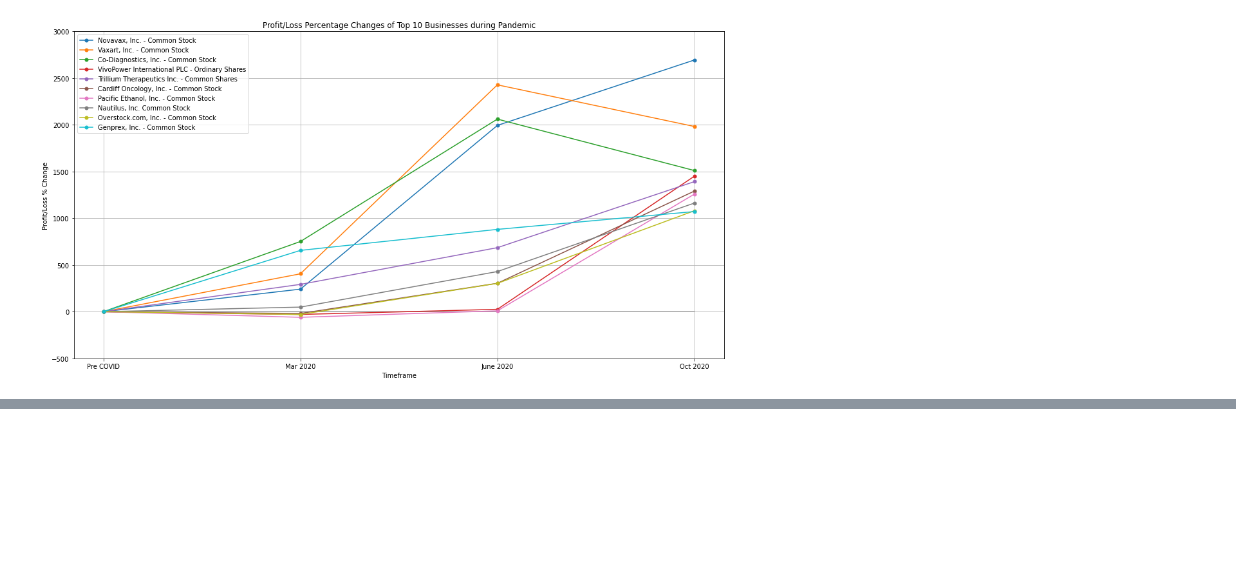
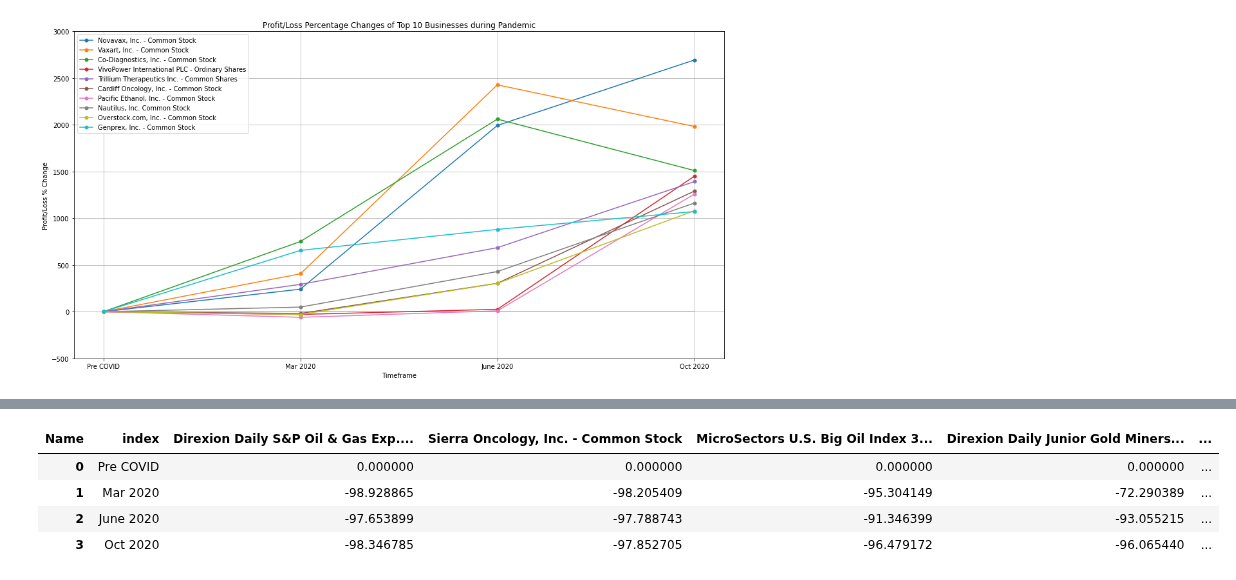
Before and after one commit to ushaakumaar/COVID19_Impacts_On_Business_And_Workforce_Trends, a Jupyter notebook: business-profit-loss.ipynb, the cells around one changed output, grey strips where cells are left out. Drawn from its saved outputs; the diff is of its cells as text; code cells hidden in the pictures; blank space fills up the shorter version.

```diff
--- a/business-profit-loss.ipynb
+++ b/business-profit-loss.ipynb
@@ -357,0 +414,13 @@ plt.show()
+# %%
+# Creating the required dataframe for genterating bottom 10 line plot:
+del bottom_10_df["Symbol"]
+bottom_10_df = bottom_10_df.set_index("Name")
+bottom_10_df = bottom_10_df.transpose()
+bottom_10_df = bottom_10_df.reset_index()
+bottom_10_df
+# %% [output]
+| Name | index | Direxion Daily S&P Oil & Gas Exp.... | Sierra Oncology, Inc. - Common Stock | MicroSectors U.S. Big Oil Index 3... | Direxion Daily Junior Gold Miners... | ... |
+| 0 | Pre COVID | 0.000000 | 0.000000 | 0.000000 | 0.000000 | ... |
+| 1 | Mar 2020 | -98.928865 | -98.205409 | -95.304149 | -72.290389 | ... |
+| 2 | June 2020 | -97.653899 | -97.788743 | -91.346399 | -93.055215 | ... |
+| 3 | Oct 2020 | -98.346785 | -97.852705 | -96.479172 | -96.065440 | ... |
```
Also changed, not shown: parts of 5 cells of this notebook.
